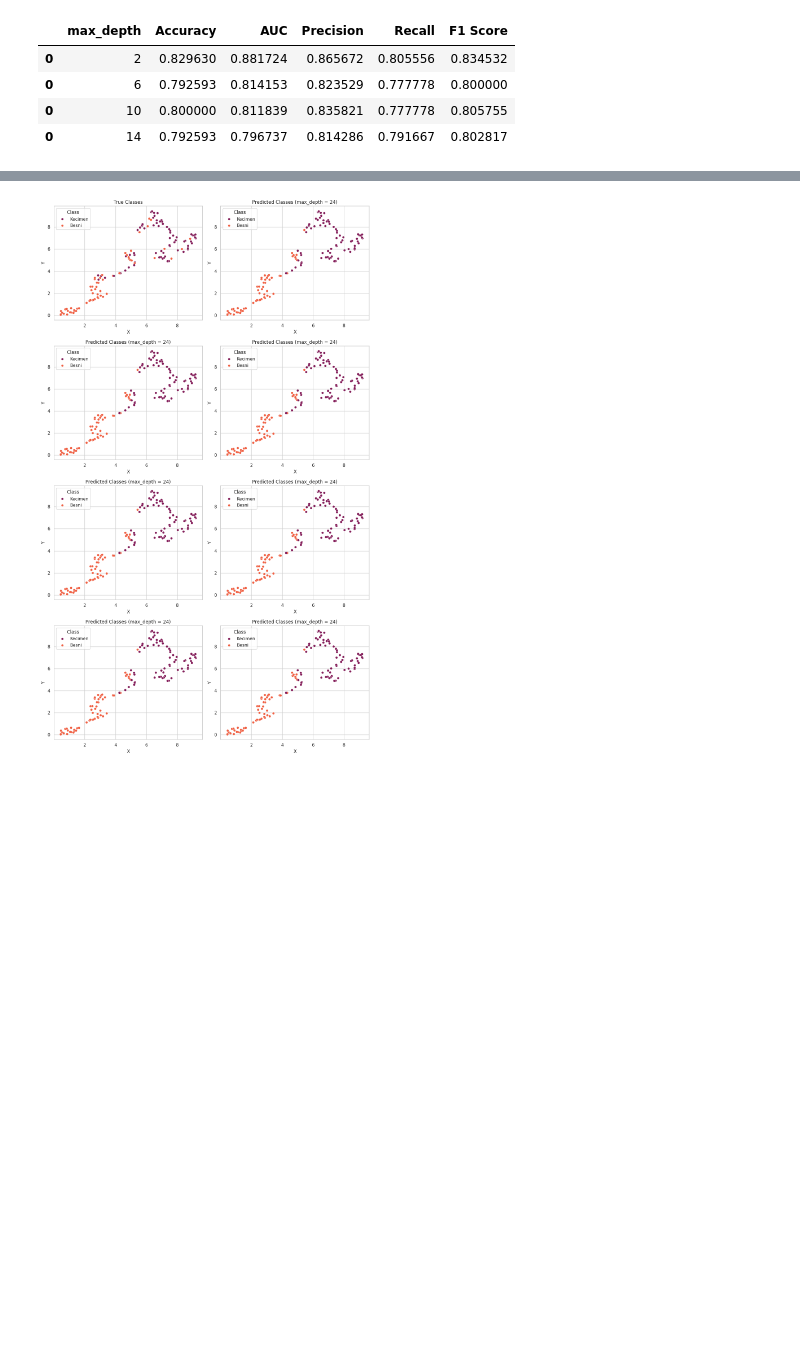
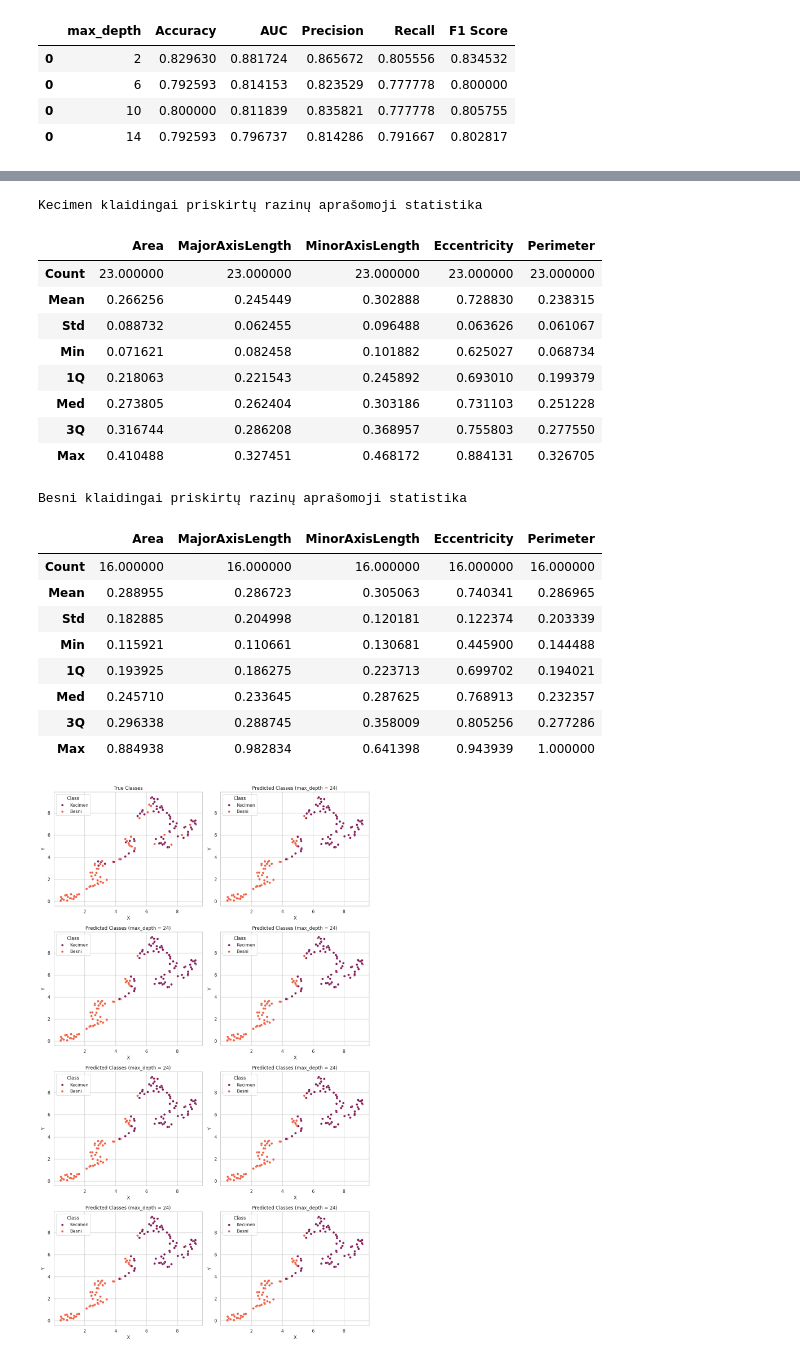
Before and after one commit to neiios/dtmm-task-4, a Jupyter notebook: dts.ipynb, the cells around one changed output, grey strips where cells are left out. Cells and saved outputs as stored; diff of their text form; code cells hidden in the pictures; blank space fills up the shorter version.

```diff
--- a/dts.ipynb
+++ b/dts.ipynb
@@ -301,3 +428,54 @@ display(results_df)
+# %%
+def display_stats_tables_by_class(df: pd.DataFrame, label: str):
+    rename_map = {
+        "mean": "Mean",
+        "std": "Std",
+        "min": "Min",
+        "50%": "Med",
+        "25%": "1Q",
+        "75%": "3Q",
+        "max": "Max",
+        "count": "Count",
+    }
+
+    for cn in ["Kecimen", "Besni"]:
+        stat_df = df.loc[df["Class"] == cn].describe().T.rename(columns=rename_map).T
+
+        stat_df.to_latex(
+            f"./stat-{cn.lower()}-dts.tex",
+            float_format="%.3f",
+            caption=f"{cn} klaidingai priskirtų razinų aprašomoji statistika",
+            label=f"tab:dts-{label}-{cn.lower()}",
+            escape=True,
+            bold_rows=True,
+        )
+
+        print(f"{cn} klaidingai priskirtų razinų aprašomoji statistika")
+        display(stat_df)
+
+
+display_stats_tables_by_class(df=test_df.loc[list(wrong_preds)], label="stat-wrong")
+# %% [output]
+Kecimen klaidingai priskirtų razinų aprašomoji statistika
+|  | Area | MajorAxisLength | MinorAxisLength | Eccentricity | Perimeter |
+| Count | 23.000000 | 23.000000 | 23.000000 | 23.000000 | 23.000000 |
+| Mean | 0.266256 | 0.245449 | 0.302888 | 0.728830 | 0.238315 |
+| Std | 0.088732 | 0.062455 | 0.096488 | 0.063626 | 0.061067 |
+| Min | 0.071621 | 0.082458 | 0.101882 | 0.625027 | 0.068734 |
+| 1Q | 0.218063 | 0.221543 | 0.245892 | 0.693010 | 0.199379 |
+| Med | 0.273805 | 0.262404 | 0.303186 | 0.731103 | 0.251228 |
+| 3Q | 0.316744 | 0.286208 | 0.368957 | 0.755803 | 0.277550 |
+| Max | 0.410488 | 0.327451 | 0.468172 | 0.884131 | 0.326705 |
+Besni klaidingai priskirtų razinų aprašomoji statistika
+|  | Area | MajorAxisLength | MinorAxisLength | Eccentricity | Perimeter |
+| Count | 16.000000 | 16.000000 | 16.000000 | 16.000000 | 16.000000 |
+| Mean | 0.288955 | 0.286723 | 0.305063 | 0.740341 | 0.286965 |
+| Std | 0.182885 | 0.204998 | 0.120181 | 0.122374 | 0.203339 |
+| Min | 0.115921 | 0.110661 | 0.130681 | 0.445900 | 0.144488 |
+| 1Q | 0.193925 | 0.186275 | 0.223713 | 0.699702 | 0.194021 |
+| Med | 0.245710 | 0.233645 | 0.287625 | 0.768913 | 0.232357 |
+| 3Q | 0.296338 | 0.288745 | 0.358009 | 0.805256 | 0.277286 |
+| Max | 0.884938 | 0.982834 | 0.641398 | 0.943939 | 1.000000 |
 # %%
 def plot_classes_scatterplot(dt, ax):
     dts = dt.fit(X_train, y_train)
```
Also changed, not shown: parts of 10 cells of this notebook.
